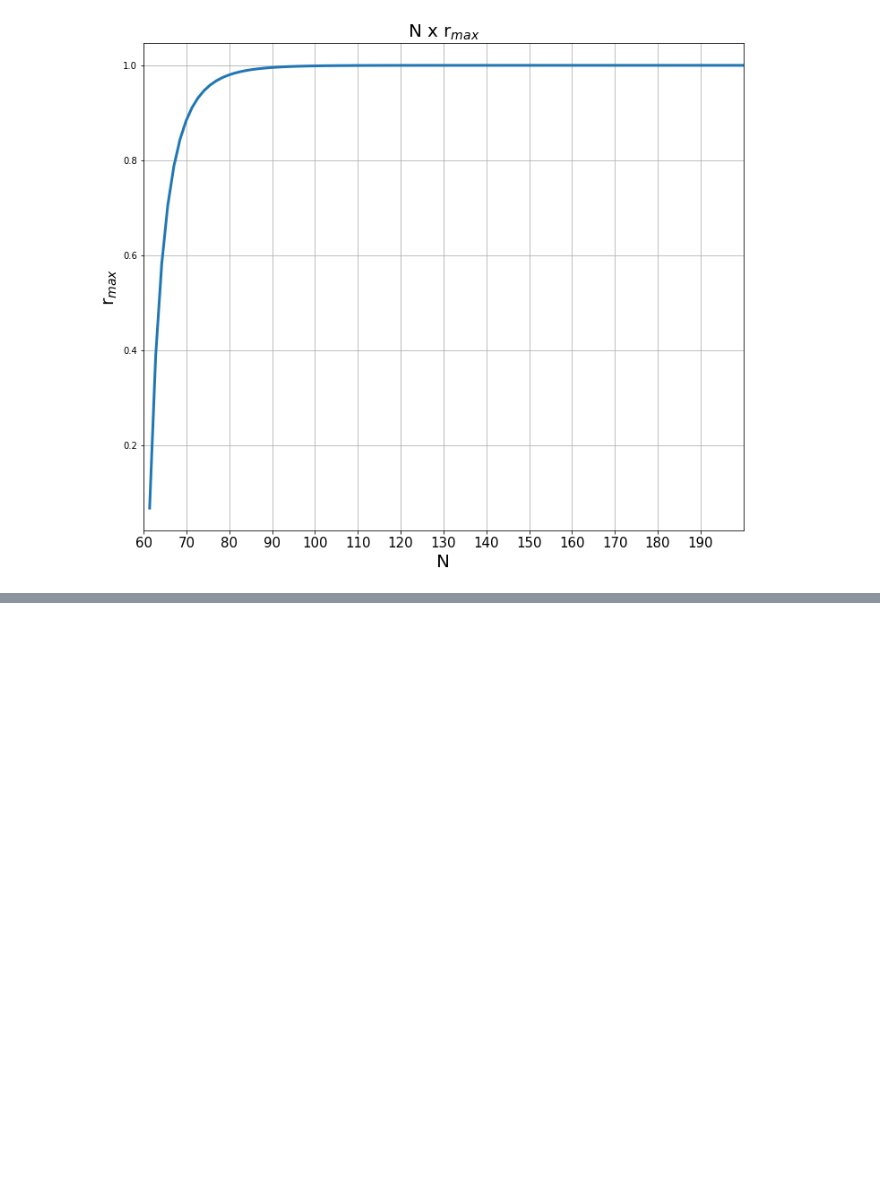
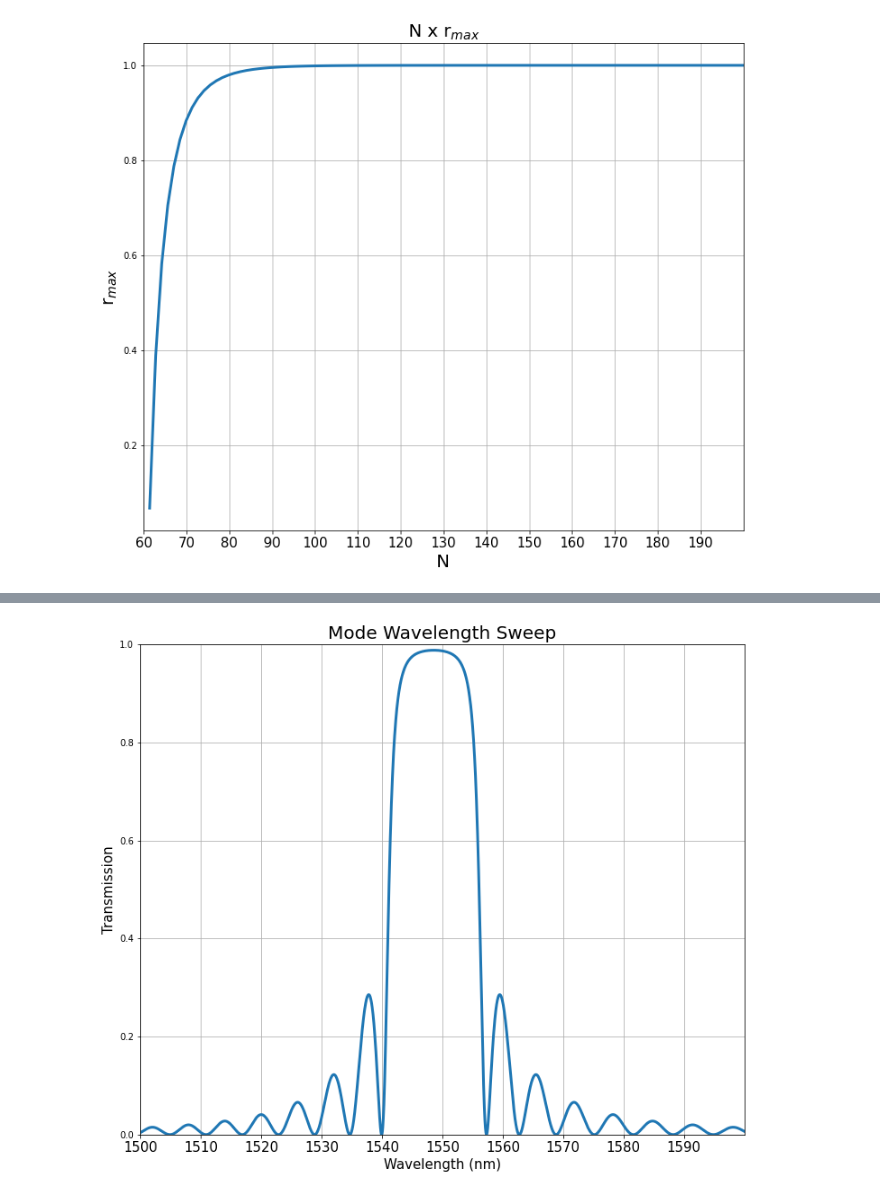
Before and after one commit to Leoopessoa/Bragg_Grating, a Jupyter notebook: Initial_calculations.ipynb, the cells around one changed output, grey strips where cells are left out. Drawn from its saved outputs; the diff is of its cells as text; code cells hidden in the pictures; blank space fills up the shorter version.

```diff
--- a/Initial_calculations.ipynb
+++ b/Initial_calculations.ipynb
@@ -240,0 +264,2 @@ figure2.savefig('DeltaW_x_DeltaNeff.png')
+# %%
+mode = lumapi.MODE()
@@ -240,0 +358,25 @@ figure2.savefig('DeltaW_x_DeltaNeff.png')
+# %%
+mode.run()
+mode.emepropagate()
+mode.setemeanalysis("wavelength sweep",1)
+mode.setemeanalysis("start wavelength",1.5e-6)
+mode.setemeanalysis("stop wavelength",1.6e-6)
+mode.setemeanalysis("number of wavelength points",5000)
+mode.emesweep("wavelength sweep")
+# %%
+Sweep = mode.getemesweep("S_wavelength_sweep")
+wavelength = Sweep['wavelength']
+S22 = (abs(Sweep['s22'])**2)
+
+figure3 = plt.figure(figsize=(12,10))
+plt.plot(wavelength*1e9, S22, linewidth = 3)
+plt.grid()
+plt.xlim(1500,1600)
+plt.ylim(0,1)
+plt.title('Mode Wavelength Sweep', size = 20)
+plt.xlabel('Wavelength (nm)', size = '15')
+plt.ylabel('Transmission', size = '15')
+plt.xticks(np.arange(1500,1600,step=10), size = '15')
+plt.savefig('Interconnect_Wavelength_Sweep')
+# %% [output]
+[figure, added]
```
Also changed, not shown: parts of 7 cells of this notebook, 5 other files.
